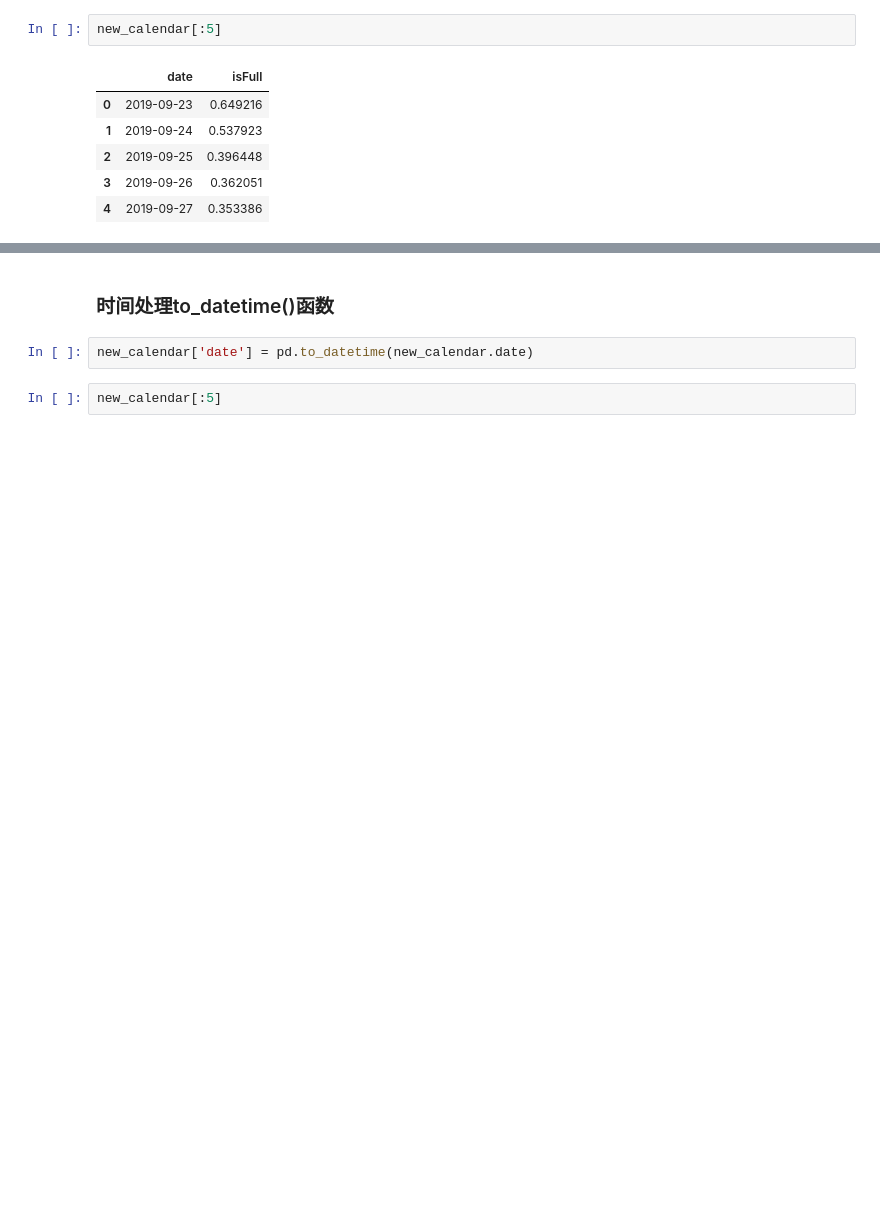
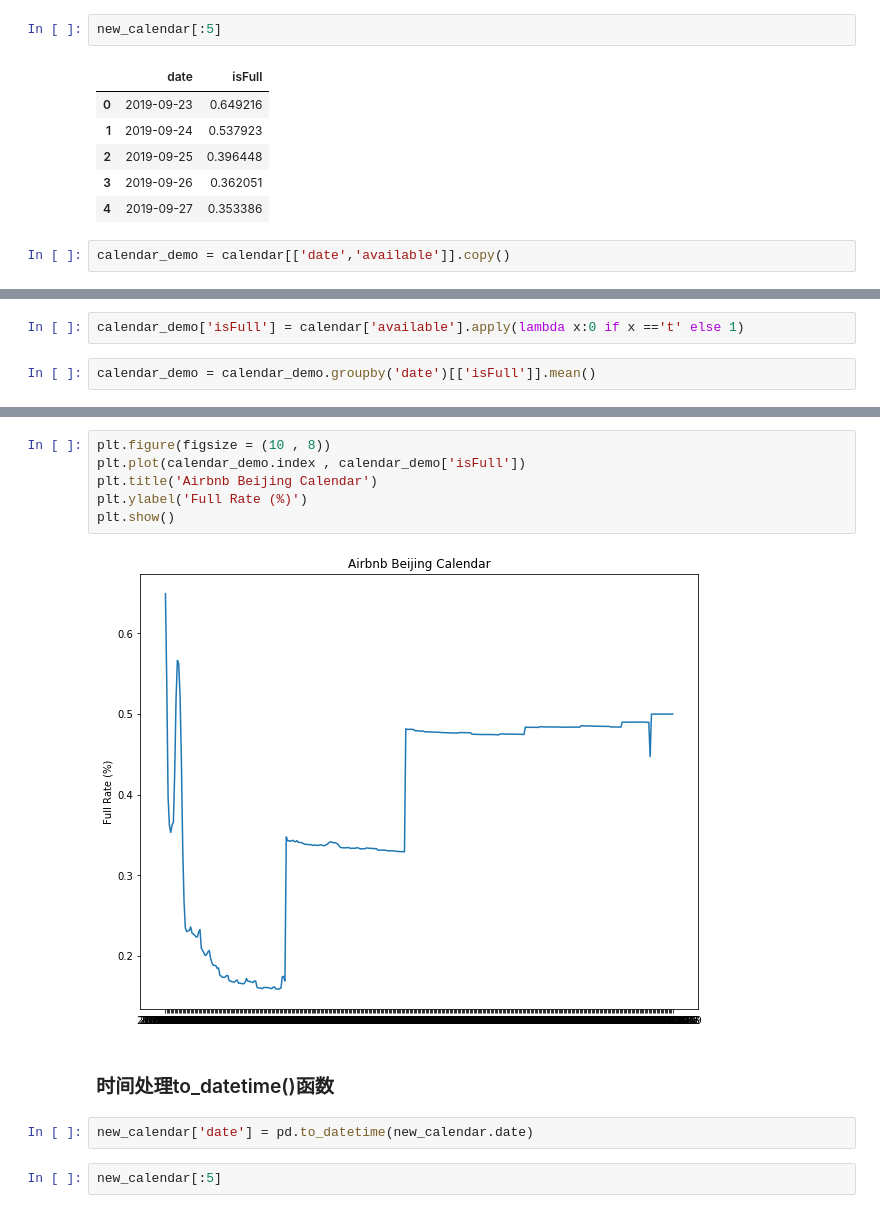
Before and after one commit to dongdong3344/Pandas_tutorial, a Jupyter notebook: Pandas学习.ipynb, the cells around one changed output, grey strips where cells are left out. Cells and saved outputs as stored; diff of their text form; blank space fills up the shorter version.

```diff
--- a/Pandas学习.ipynb
+++ b/Pandas学习.ipynb
@@ -230,3 +298,5 @@ new_calendar[:5]
 | 2 | 2019-09-25 | 0.396448 |
 | 3 | 2019-09-26 | 0.362051 |
 | 4 | 2019-09-27 | 0.353386 |
+# %%
+calendar_demo = calendar[['date','available']].copy()
@@ -232,0 +312,4 @@ new_calendar[:5]
+# %%
+calendar_demo['isFull'] = calendar['available'].apply(lambda x:0 if x =='t' else 1)
+# %%
+calendar_demo = calendar_demo.groupby('date')[['isFull']].mean()
@@ -233,3 +325,11 @@ new_calendar[:5]
+# %%
+plt.figure(figsize = (10 , 8))
+plt.plot(calendar_demo.index , calendar_demo['isFull'])
+plt.title('Airbnb Beijing Calendar')
+plt.ylabel('Full Rate (%)')
+plt.show()
+# %% [output]
+[figure, added]
 # %% [markdown]
 ### 时间处理to_datetime()函数
 # %%
```
Also changed, not shown: parts of 17 cells of this notebook.
